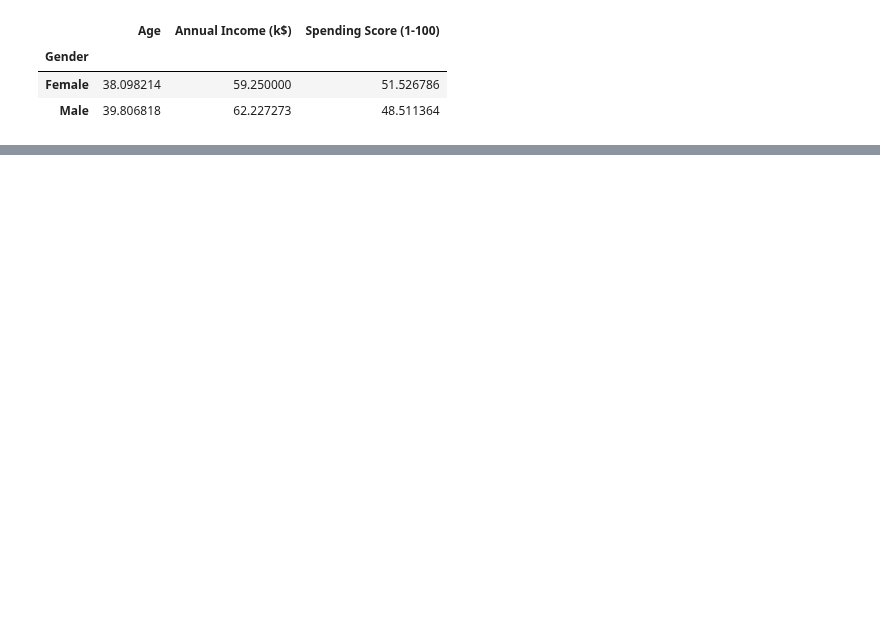
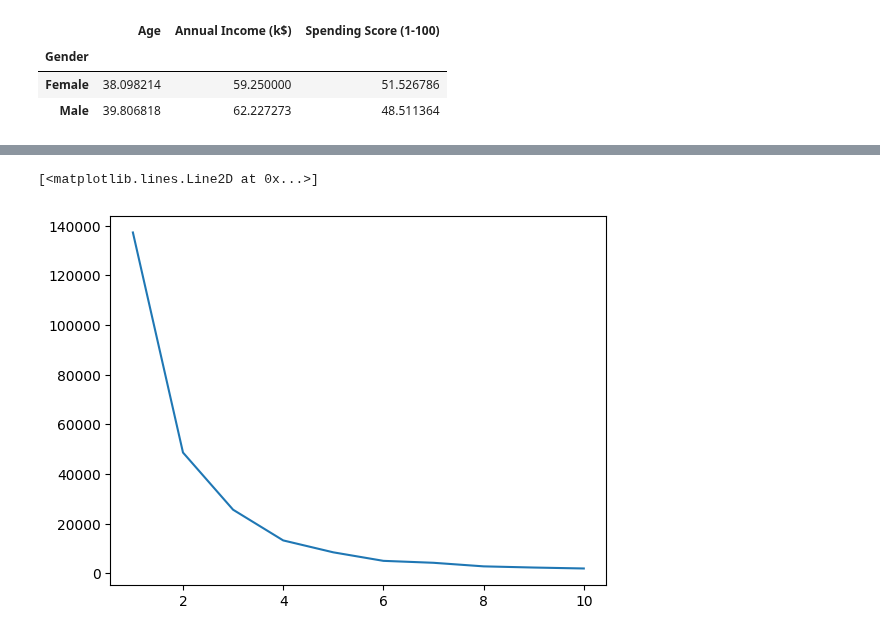
Before and after one commit to manoz12/Customer-Segmentation-Clustering-using-Python, a Jupyter notebook: clustering.ipynb, the cells around one changed output, grey strips where cells are left out. Saved outputs shown, nothing was run; the diff lists cells and outputs as text; code cells hidden in the pictures; blank space fills up the shorter version.

Commit message:
Clustering completed

```diff
--- a/clustering.ipynb
+++ b/clustering.ipynb
@@ -114,0 +118,4 @@ sb.heatmap(correlation, annot=True,cmap='coolwarm')
+# %%
+clustering1= KMeans(n_clusters=3)
+# %%
+clustering1.fit(df[['Annual Income (k$)']])
@@ -114,0 +137,3 @@ sb.heatmap(correlation, annot=True,cmap='coolwarm')
+# %%
+df['Income Cluster']= clustering1.labels_
+df.head()
@@ -114,0 +159,6 @@ sb.heatmap(correlation, annot=True,cmap='coolwarm')
+# %%
+inertia_score=[]
+for i in range(1,11):
+    Kmeans = KMeans(n_clusters=i)
+    Kmeans.fit(df[['Annual Income (k$)']])
+    inertia_score.append(Kmeans.inertia_)
@@ -114,0 +178,5 @@ sb.heatmap(correlation, annot=True,cmap='coolwarm')
+# %%
+plt.plot(range(1,11),inertia_score)
+# %% [output]
+[<matplotlib.lines.Line2D at 0x...>]
+[figure, added]
```
Also changed, not shown: parts of 29 cells of this notebook.
